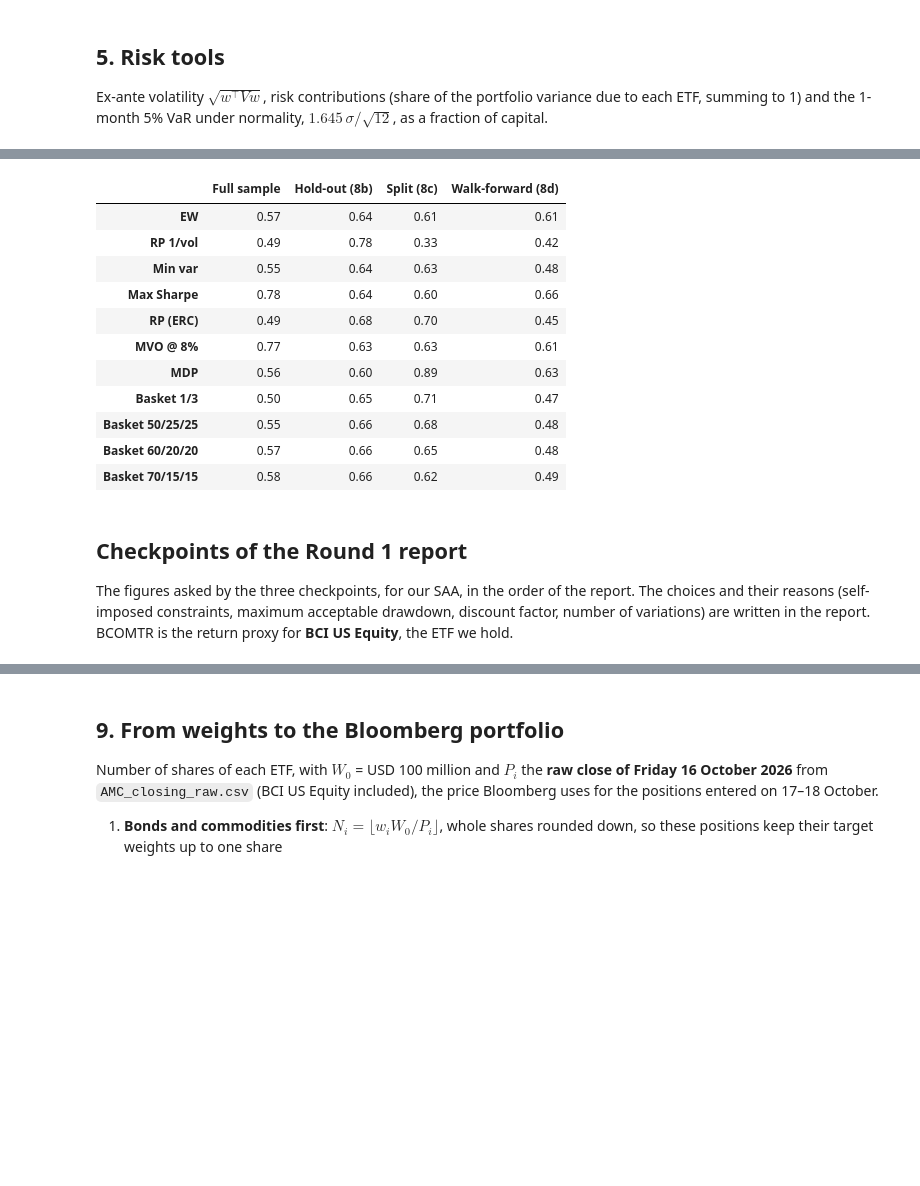
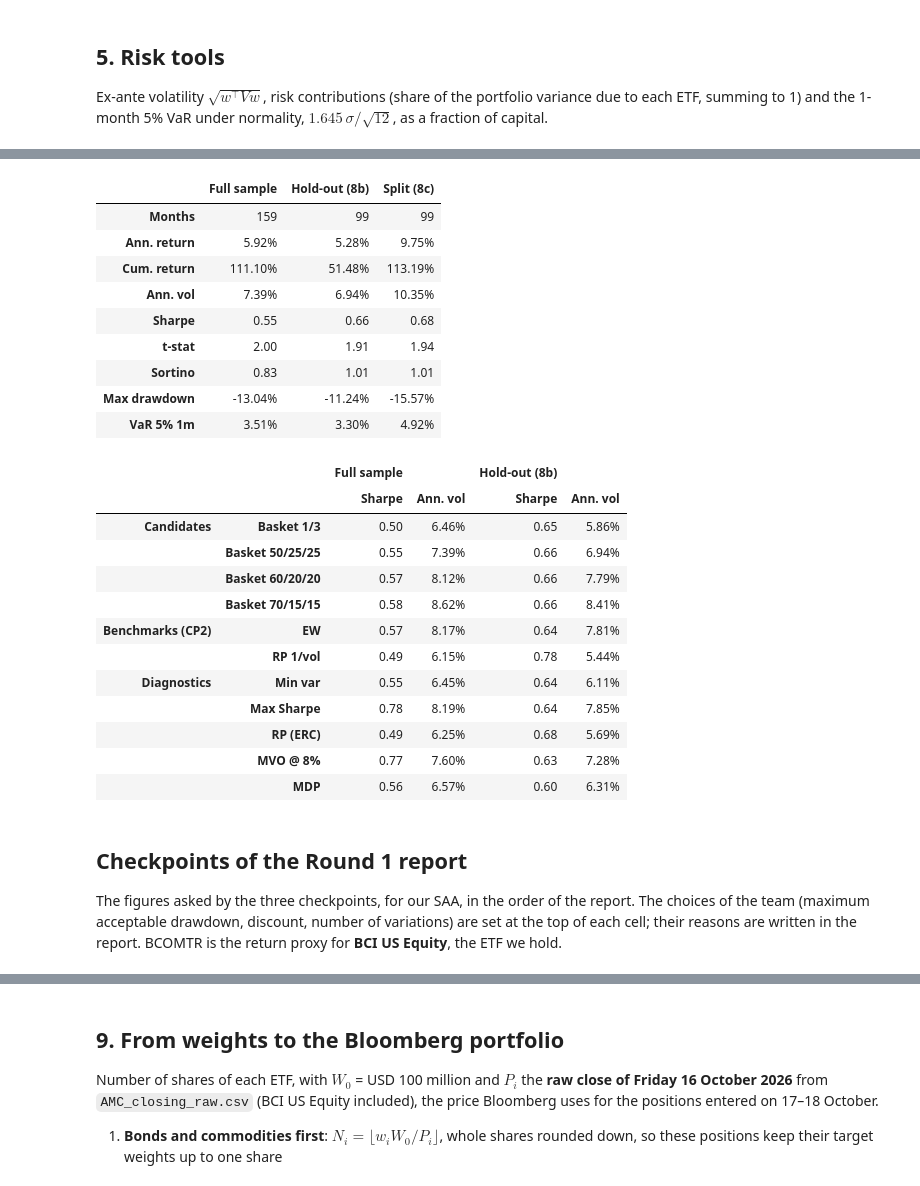
Before and after one commit to Baumender2026/Matterhorn-Capital-Management, a Jupyter notebook: code/SAA_R1_our_version.ipynb, the cells around one changed output, grey strips where cells are left out. Drawn from its saved outputs; the diff is of its cells as text; code cells hidden in the pictures; blank space fills up the shorter version.

```diff
--- a/code/SAA_R1_our_version.ipynb
+++ b/code/SAA_R1_our_version.ipynb
@@ -418,6 +463,6 @@ Time runs forward here: `V` and `mu` are estimated on the first 60 months only,
 # %%
 def allocations(V_t, mu_t, est_t):
-    """The allocations of sections 6-7, rebuilt on one estimation window (returns est_t, V_t, mu_t). Also used in 8d."""
+    """The allocations of sections 6-7, rebuilt on one estimation window (returns est_t, V_t, mu_t). Also used by the walk-forward test (appendix)."""
     cons = amc_constraints(V_t)
     mvo_cons = cons + [{"type": "eq", "fun": lambda w: port_vol(w, V_t) - VOL_TARGET}]
     return {"EW":         w_equal(V_t),
@@ -440,10 +485,10 @@ print(f"Test sample:       {R_test.index[0]:%b %Y} - {R_test.index[-1]:%b %Y} ({
 
 # Weights from the first 60 months, with BIL and the ex-ante vol (to compare with the realized "Ann. vol" below)
 first_summary = pd.DataFrame({c: {"BIL": 1 - W_first[c].sum(), "Ex-ante vol": port_vol(W_first[c], V_first)} for c in W_first})
-display(show(pd.concat([W_first, first_summary])))
+display(show(grouped(pd.concat([W_first, first_summary]), axis=1)))
 
 bt_first = pd.DataFrame({c: backtest(W_first[c], R_test) for c in W_first.columns})
-display(perf_table(bt_first, rf_test))
+display(perf_table(grouped(bt_first, axis=1), rf_test))
 
 (1 + bt_first).cumprod().plot(figsize=(10, 4), title="Split backtest (weights from the first 60 months): growth of USD 1")
 plt.show()
@@ -519,14 +530,29 @@ One row per allocation, one column per backtest. The columns cover different per
 # %%
-print(f"Full sample:       {R.index[0]:%b %Y} - {R.index[-1]:%b %Y}  weights from the last 60 months, all months (the last 60 are in-sample)")
-print(f"Hold-out (8b):     {R_out.index[0]:%b %Y} - {R_out.index[-1]:%b %Y}  weights from the last 60 months, the months before them")
-print(f"Split (8c):        {R_test.index[0]:%b %Y} - {R_test.index[-1]:%b %Y}  weights from the first 60 months, the months after them")
-print(f"Walk-forward (8d): {bt_wf.index[0]:%b %Y} - {bt_wf.index[-1]:%b %Y}  weights re-estimated every month on the previous 60")
+print(f"Full sample:   {R.index[0]:%b %Y} - {R.index[-1]:%b %Y}  weights from the last 60 months, all months (the last 60 are in-sample)")
+print(f"Hold-out (8b): {R_out.index[0]:%b %Y} - {R_out.index[-1]:%b %Y}  weights from the last 60 months, the months before them")
+print(f"Split (8c):    {R_test.index[0]:%b %Y} - {R_test.index[-1]:%b %Y}  weights from the first 60 months, the months after them")
 
-sharpe = pd.DataFrame({
-    "Full sample":       {c: perf(bt[c], rf)["Sharpe"] for c in W.columns},
-    "Hold-out (8b)":     {c: perf(bt_out[c], rf_out)["Sharpe"] for c in W.columns},
-    "Split (8c)":        {c: perf(bt_first[c], rf_test)["Sharpe"] for c in W.columns},
-    "Walk-forward (8d)": {c: perf(bt_wf[c], rf_wf)["Sharpe"] for c in W.columns},
-})
-show(sharpe, DEC)
+# a. Our SAA in the three tests (report Table 8)
+def saa_summary(r, rf_s):
+    p = perf(r, rf_s)
+    return pd.Series({"Months":       len(r),
+                      "Ann. return":  p["Ann. return"],
+                      "Cum. return":  p["Cum. return"],
+                      "Ann. vol":     p["Ann. vol"],
+                      "Sharpe":       p["Sharpe"],
+                      "t-stat":       p["Sharpe"] * np.sqrt(len(r) / 12),   # = mean excess return / (vol / sqrt(T))
+                      "Sortino":      p["Sortino"],
+                      "Max drawdown": p["Max drawdown"],
+                      "VaR 5% 1m":    var_normal(p["Ann. vol"])})
+
+table8 = pd.DataFrame({"Full sample":   saa_summary(bt[SAA], rf),
+                       "Hold-out (8b)": saa_summary(bt_out[SAA], rf_out),
+                       "Split (8c)":    saa_summary(bt_first[SAA], rf_test)})
+display(show(table8, special={"Months": USD, "Sharpe": DEC, "t-stat": DEC, "Sortino": DEC}))
+
+# b. The eleven allocations by group (report Table 10): Sharpe Ratio and ex-post volatility, full sample and hold-out
+table10 = pd.concat({"Full sample":   pd.DataFrame({c: perf(bt[c], rf)[["Sharpe", "Ann. vol"]] for c in W.columns}).T,
+                     "Hold-out (8b)": pd.DataFrame({c: perf(bt_out[c], rf_out)[["Sharpe", "Ann. vol"]] for c in W.columns}).T},
+                    axis=1)
+show(grouped(table10), special={("Full sample", "Sharpe"): DEC, ("Hold-out (8b)", "Sharpe"): DEC}, axis=1)
 # %% [output]
@@ -537,17 +562,28 @@ Walk-forward (8d): Jul 2018 - Sep 2026  weights re-estimated every month on the
-|  | Full sample | Hold-out (8b) | Split (8c) | Walk-forward (8d) |
-| EW | 0.57 | 0.64 | 0.61 | 0.61 |
-| RP 1/vol | 0.49 | 0.78 | 0.33 | 0.42 |
-| Min var | 0.55 | 0.64 | 0.63 | 0.48 |
-| Max Sharpe | 0.78 | 0.64 | 0.60 | 0.66 |
-| RP (ERC) | 0.49 | 0.68 | 0.70 | 0.45 |
-| MVO @ 8% | 0.77 | 0.63 | 0.63 | 0.61 |
-| MDP | 0.56 | 0.60 | 0.89 | 0.63 |
-| Basket 1/3 | 0.50 | 0.65 | 0.71 | 0.47 |
-| Basket 50/25/25 | 0.55 | 0.66 | 0.68 | 0.48 |
-| Basket 60/20/20 | 0.57 | 0.66 | 0.65 | 0.48 |
-| Basket 70/15/15 | 0.58 | 0.66 | 0.62 | 0.49 |
+|  | Full sample | Hold-out (8b) | Split (8c) |
+| Months | 159 | 99 | 99 |
+| Ann. return | 5.92% | 5.28% | 9.75% |
+| Cum. return | 111.10% | 51.48% | 113.19% |
+| Ann. vol | 7.39% | 6.94% | 10.35% |
+| Sharpe | 0.55 | 0.66 | 0.68 |
+| t-stat | 2.00 | 1.91 | 1.94 |
+| Sortino | 0.83 | 1.01 | 1.01 |
+| Max drawdown | -13.04% | -11.24% | -15.57% |
+| VaR 5% 1m | 3.51% | 3.30% | 4.92% |
+|  |  | Full sample |  | Hold-out (8b) |  |
+|  |  | Sharpe | Ann. vol | Sharpe | Ann. vol |
+| Candidates | Basket 1/3 | 0.50 | 6.46% | 0.65 | 5.86% |
+|  | Basket 50/25/25 | 0.55 | 7.39% | 0.66 | 6.94% |
+|  | Basket 60/20/20 | 0.57 | 8.12% | 0.66 | 7.79% |
+|  | Basket 70/15/15 | 0.58 | 8.62% | 0.66 | 8.41% |
+| Benchmarks (CP2) | EW | 0.57 | 8.17% | 0.64 | 7.81% |
+|  | RP 1/vol | 0.49 | 6.15% | 0.78 | 5.44% |
+| Diagnostics | Min var | 0.55 | 6.45% | 0.64 | 6.11% |
+|  | Max Sharpe | 0.78 | 8.19% | 0.64 | 7.85% |
+|  | RP (ERC) | 0.49 | 6.25% | 0.68 | 5.69% |
+|  | MVO @ 8% | 0.77 | 7.60% | 0.63 | 7.28% |
+|  | MDP | 0.56 | 6.57% | 0.60 | 6.31% |
 # %% [markdown]
 ## Checkpoints of the Round 1 report
-The figures asked by the three checkpoints, for our SAA, in the order of the report. The choices and their reasons (self-imposed constraints, maximum acceptable drawdown, discount factor, number of variations) are written in the report. BCOMTR is the return proxy for **BCI US Equity**, the ETF we hold.
+The figures asked by the three checkpoints, for our SAA, in the order of the report. The choices of the team (maximum acceptable drawdown, discount, number of variations) are set at the top of each cell; their reasons are written in the report. BCOMTR is the return proxy for **BCI US Equity**, the ETF we hold.
 # %% [markdown]
 ### CP1. Investment policy
```
Also changed, not shown: parts of 45 cells of this notebook, 4 other files.
